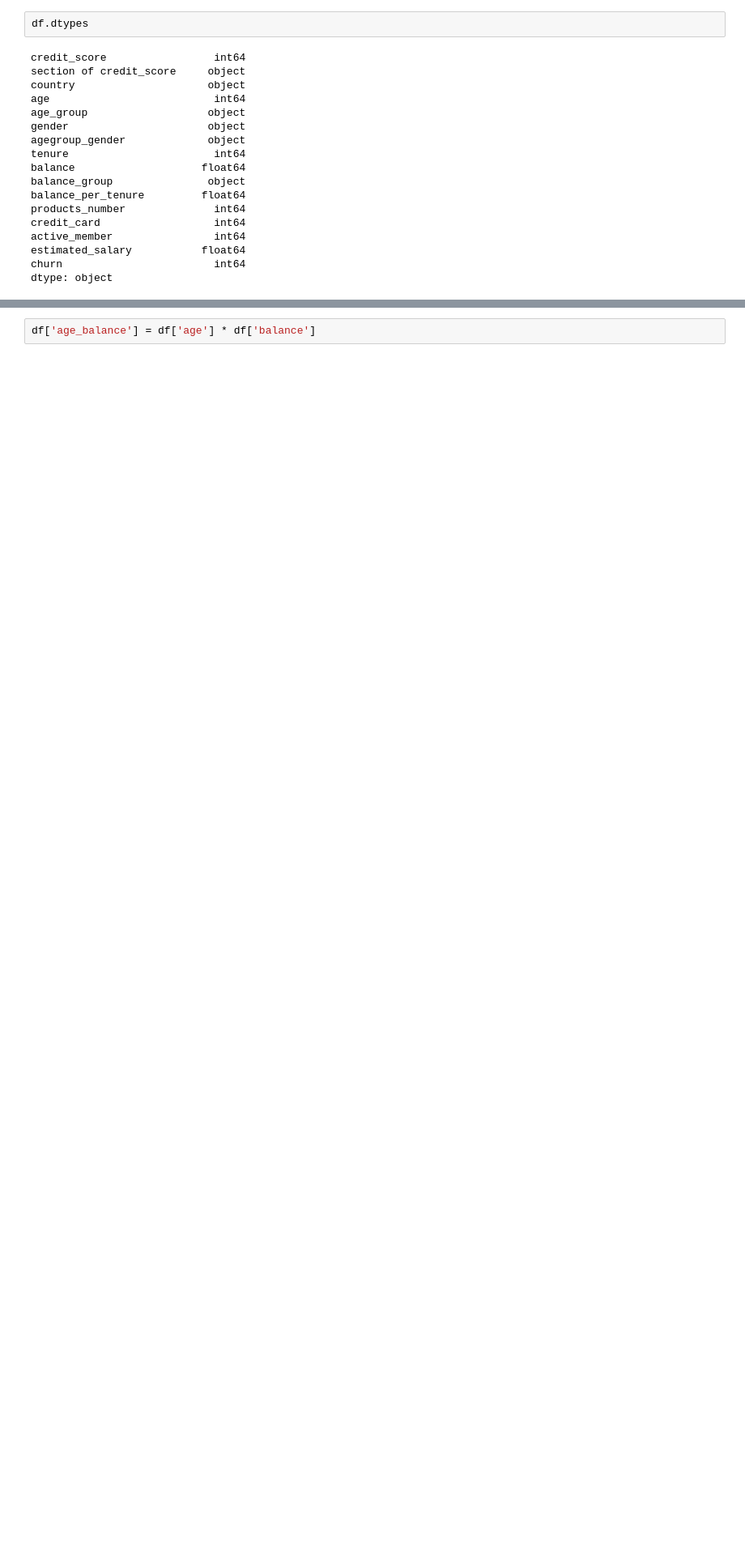
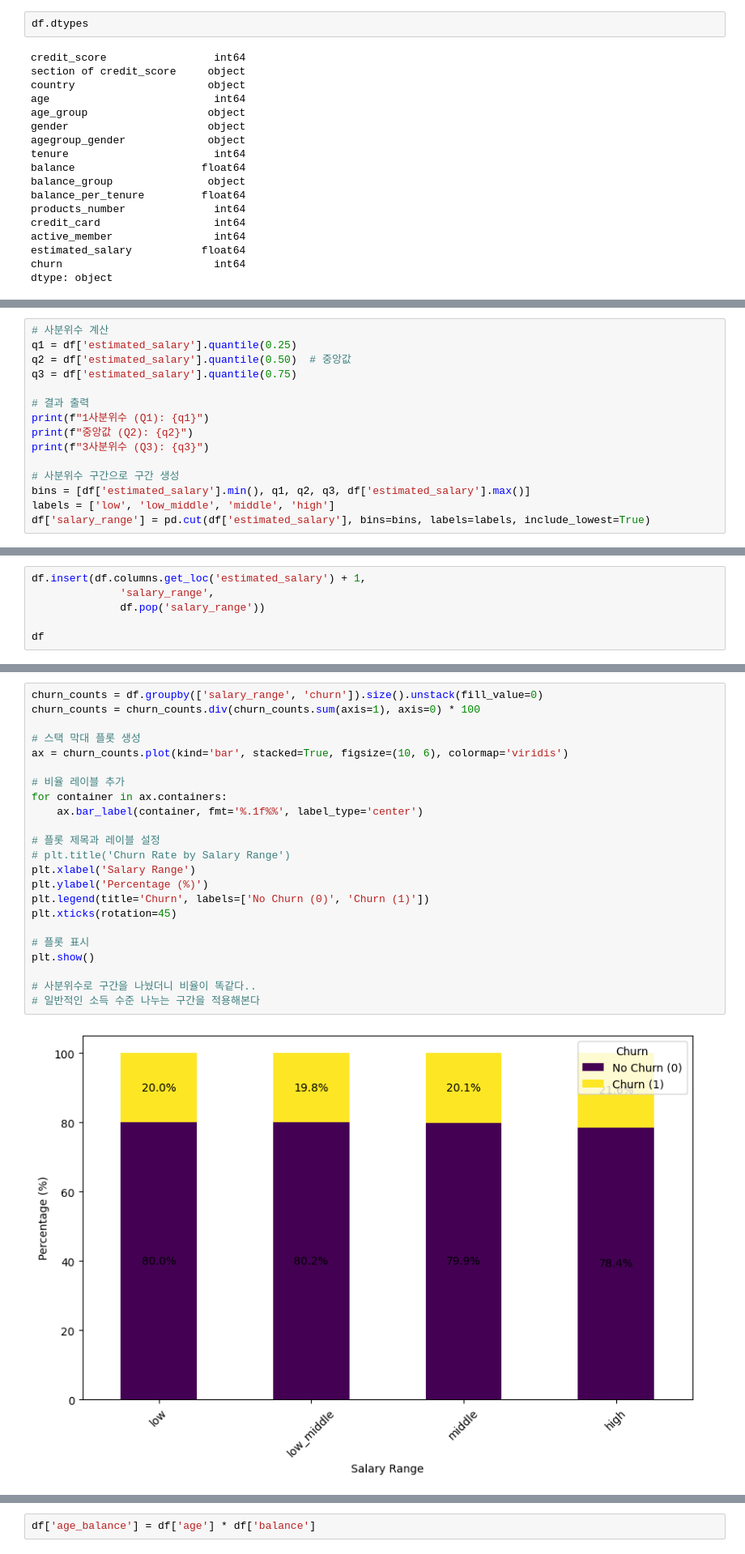
Before and after one commit to coconutkim/project_churn, a Jupyter notebook: data2.ipynb, the cells around one changed output, grey strips where cells are left out. Shown at 81% size. Drawn from its saved outputs; the diff is of its cells as text; blank space fills up the shorter version.

```diff
--- a/data2.ipynb
+++ b/data2.ipynb
@@ -320,0 +388,15 @@ plt.show()
+# %%
+# 사분위수 계산
+q1 = df['estimated_salary'].quantile(0.25)
+q2 = df['estimated_salary'].quantile(0.50)  # 중앙값
+q3 = df['estimated_salary'].quantile(0.75)
+
+# 결과 출력
+print(f"1사분위수 (Q1): {q1}")
+print(f"중앙값 (Q2): {q2}")
+print(f"3사분위수 (Q3): {q3}")
+
+# 사분위수 구간으로 구간 생성
+bins = [df['estimated_salary'].min(), q1, q2, q3, df['estimated_salary'].max()]
+labels = ['low', 'low_middle', 'middle', 'high']
+df['salary_range'] = pd.cut(df['estimated_salary'], bins=bins, labels=labels, include_lowest=True)
@@ -320,0 +407,6 @@ plt.show()
+# %%
+df.insert(df.columns.get_loc('estimated_salary') + 1,
+              'salary_range',
+              df.pop('salary_range'))
+
+df
@@ -320,0 +427,25 @@ plt.show()
+# %%
+churn_counts = df.groupby(['salary_range', 'churn']).size().unstack(fill_value=0)
+churn_counts = churn_counts.div(churn_counts.sum(axis=1), axis=0) * 100
+
+# 스택 막대 플롯 생성
+ax = churn_counts.plot(kind='bar', stacked=True, figsize=(10, 6), colormap='viridis')
+
+# 비율 레이블 추가
+for container in ax.containers:
+    ax.bar_label(container, fmt='%.1f%%', label_type='center')
+
+# 플롯 제목과 레이블 설정
+# plt.title('Churn Rate by Salary Range')
+plt.xlabel('Salary Range')
+plt.ylabel('Percentage (%)')
+plt.legend(title='Churn', labels=['No Churn (0)', 'Churn (1)'])
+plt.xticks(rotation=45)
+
+# 플롯 표시
+plt.show()
+
+# 사분위수로 구간을 나눴더니 비율이 똑같다..
+# 일반적인 소득 수준 나누는 구간을 적용해본다
+# %% [output]
+[figure, added]
```
Also changed, not shown: parts of 11 cells of this notebook.
